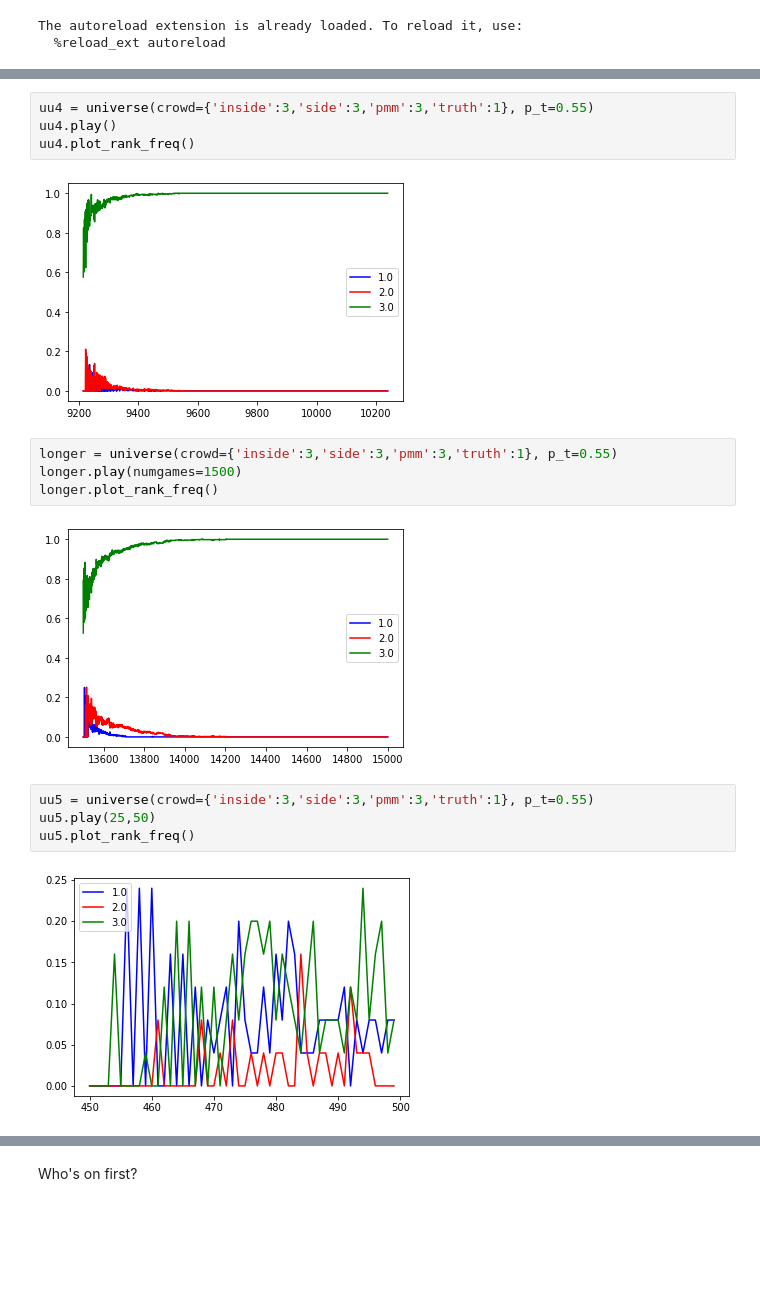
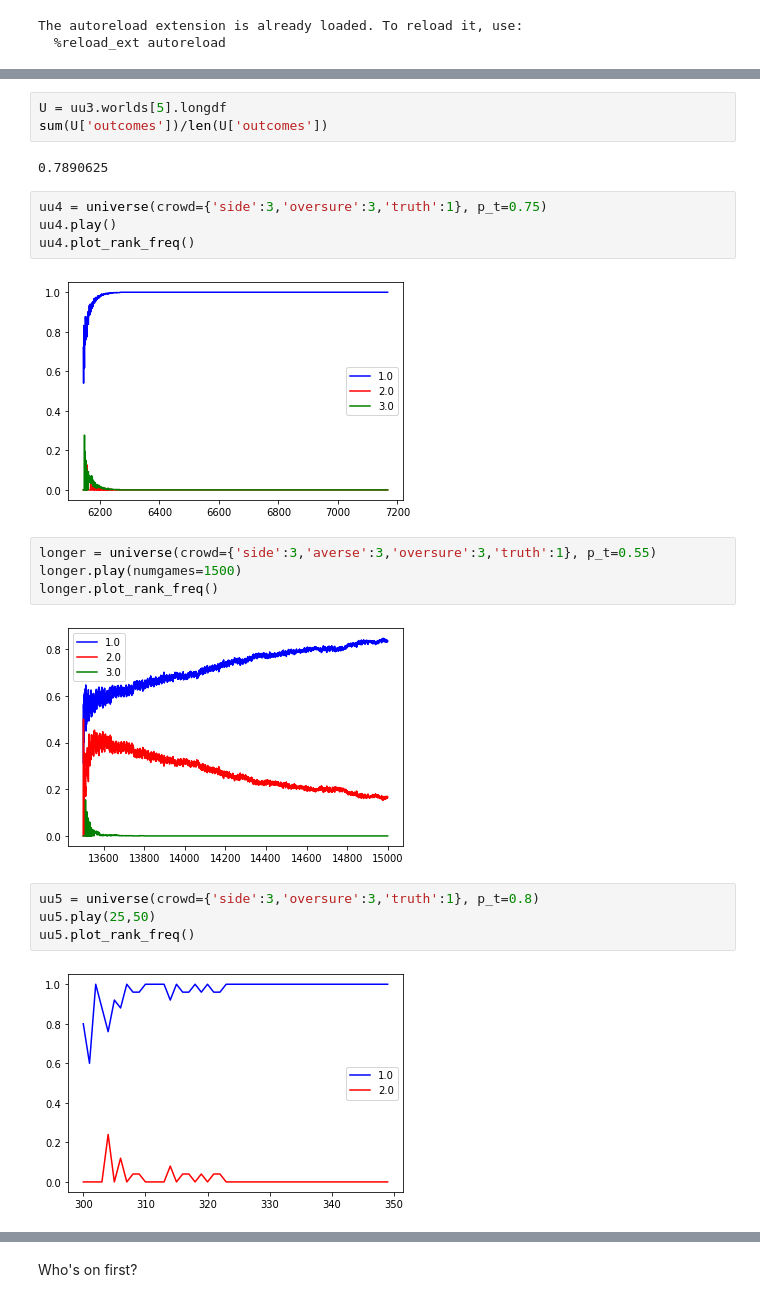
Before and after one commit to hickman-santini/chaos-season, a Jupyter notebook: myfootball.ipynb, the cells around one changed output, grey strips where cells are left out. Cells and saved outputs as stored; diff of their text form; blank space fills up the shorter version.

Commit message:
fixed outcomes bug (argh)

```diff
--- a/myfootball.ipynb
+++ b/myfootball.ipynb
@@ -33,19 +52,24 @@ uu3.plot_rank_freq()
+# %%
+U = uu3.worlds[5].longdf
+sum(U['outcomes'])/len(U['outcomes'])
+# %% [output]
+0.7890625
 # %%
-uu4 = universe(crowd={'inside':3,'side':3,'pmm':3,'truth':1}, p_t=0.55)
+uu4 = universe(crowd={'side':3,'oversure':3,'truth':1}, p_t=0.75)
 uu4.play()
 uu4.plot_rank_freq()
 # %% [output]
-[figure, old version]
+[figure, new version]
 # %%
-longer = universe(crowd={'inside':3,'side':3,'pmm':3,'truth':1}, p_t=0.55)
+longer = universe(crowd={'side':3,'averse':3,'oversure':3,'truth':1}, p_t=0.55)
 longer.play(numgames=1500)
 longer.plot_rank_freq()
 # %% [output]
-[figure, old version]
+[figure, new version]
 # %%
-uu5 = universe(crowd={'inside':3,'side':3,'pmm':3,'truth':1}, p_t=0.55)
+uu5 = universe(crowd={'side':3,'oversure':3,'truth':1}, p_t=0.8)
 uu5.play(25,50)
 uu5.plot_rank_freq()
 # %% [output]
-[figure, old version]
+[figure, new version]
 # %%
```
Also changed, not shown: parts of 4 cells of this notebook, 2 other files.
